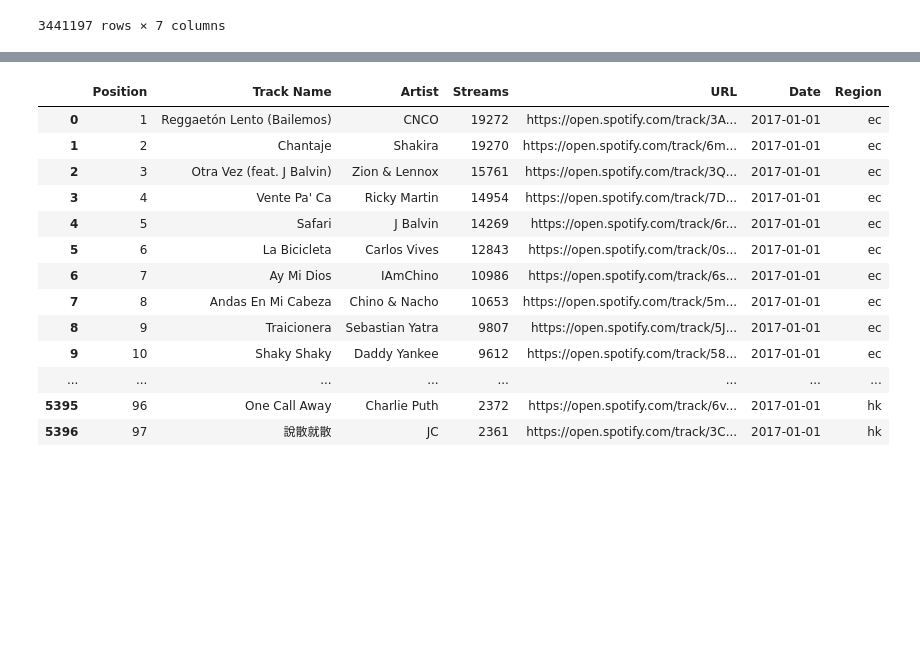
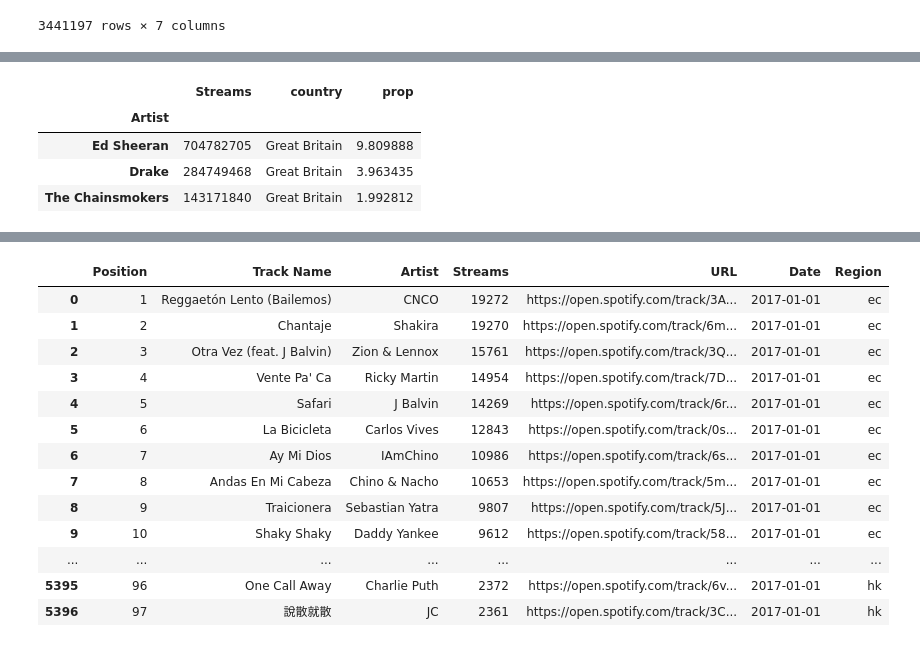
Before and after one commit to Aritra23/Spotify-Visualization, a Jupyter notebook: Spotify_Data_Analysis.ipynb, the cells around one changed output, grey strips where cells are left out. Saved outputs shown, nothing was run; the diff lists cells and outputs as text; code cells hidden in the pictures; blank space fills up the shorter version.

```diff
--- a/Spotify_Data_Analysis.ipynb
+++ b/Spotify_Data_Analysis.ipynb
@@ -266,0 +341,8 @@ spotify_df
+# %%
+top_great_britain2
+# %% [output]
+|  | Streams | country | prop |
+| Artist |  |  |  |
+| Ed Sheeran | 704782705 | Great Britain | 9.809888 |
+| Drake | 284749468 | Great Britain | 3.963435 |
+| The Chainsmokers | 143171840 | Great Britain | 1.992812 |
```
Also changed, not shown: parts of 16 cells of this notebook, 3 other files.
